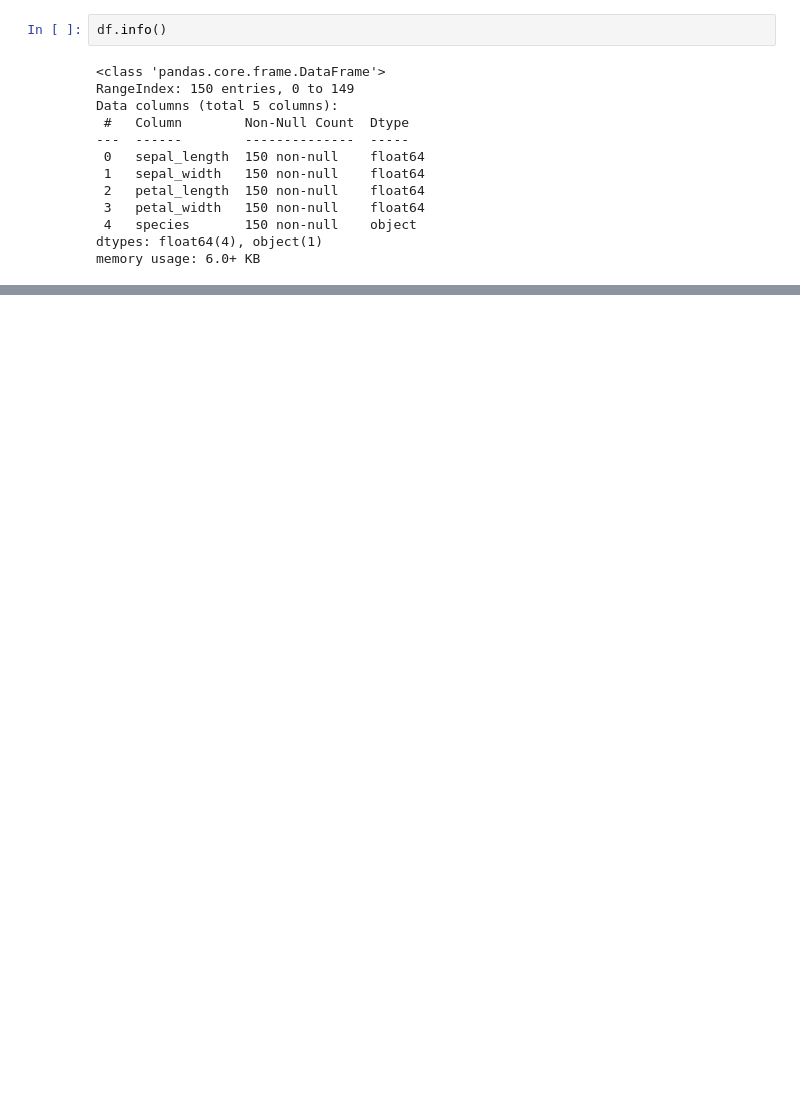
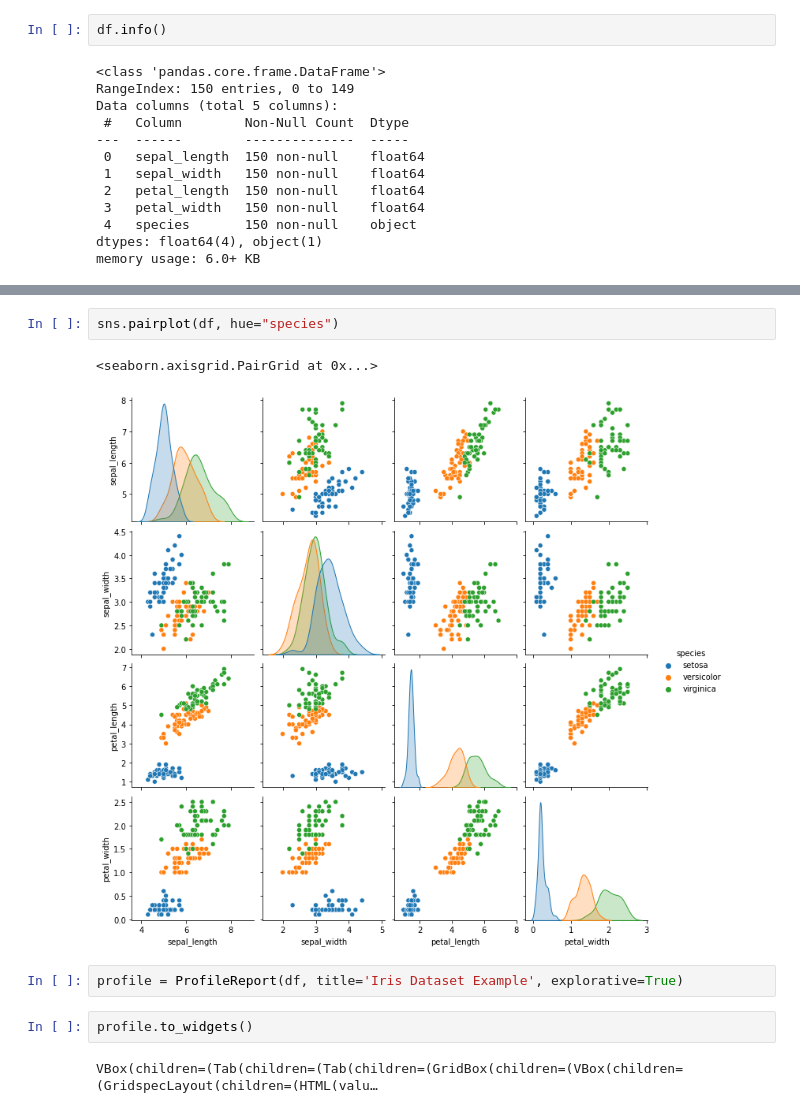
Before and after one commit to MrAHenning/ML_Lessons_BO, a Jupyter notebook: Lesson_01/lesson_01.ipynb, the cells around one changed output, grey strips where cells are left out. Cells and saved outputs as stored; diff of their text form; blank space fills up the shorter version.

```diff
--- a/Lesson_01/lesson_01.ipynb
+++ b/Lesson_01/lesson_01.ipynb
@@ -50,0 +53,11 @@ memory usage: 6.0+ KB
+# %%
+sns.pairplot(df, hue="species")
+# %% [output]
+<seaborn.axisgrid.PairGrid at 0x...>
+[figure, added]
+# %%
+profile = ProfileReport(df, title='Iris Dataset Example', explorative=True)
+# %%
+profile.to_widgets()
+# %% [output]
+VBox(children=(Tab(children=(Tab(children=(GridBox(children=(VBox(children=(GridspecLayout(children=(HTML(valu…
```
Also changed, not shown: parts of 7 cells of this notebook, 3 other files.
